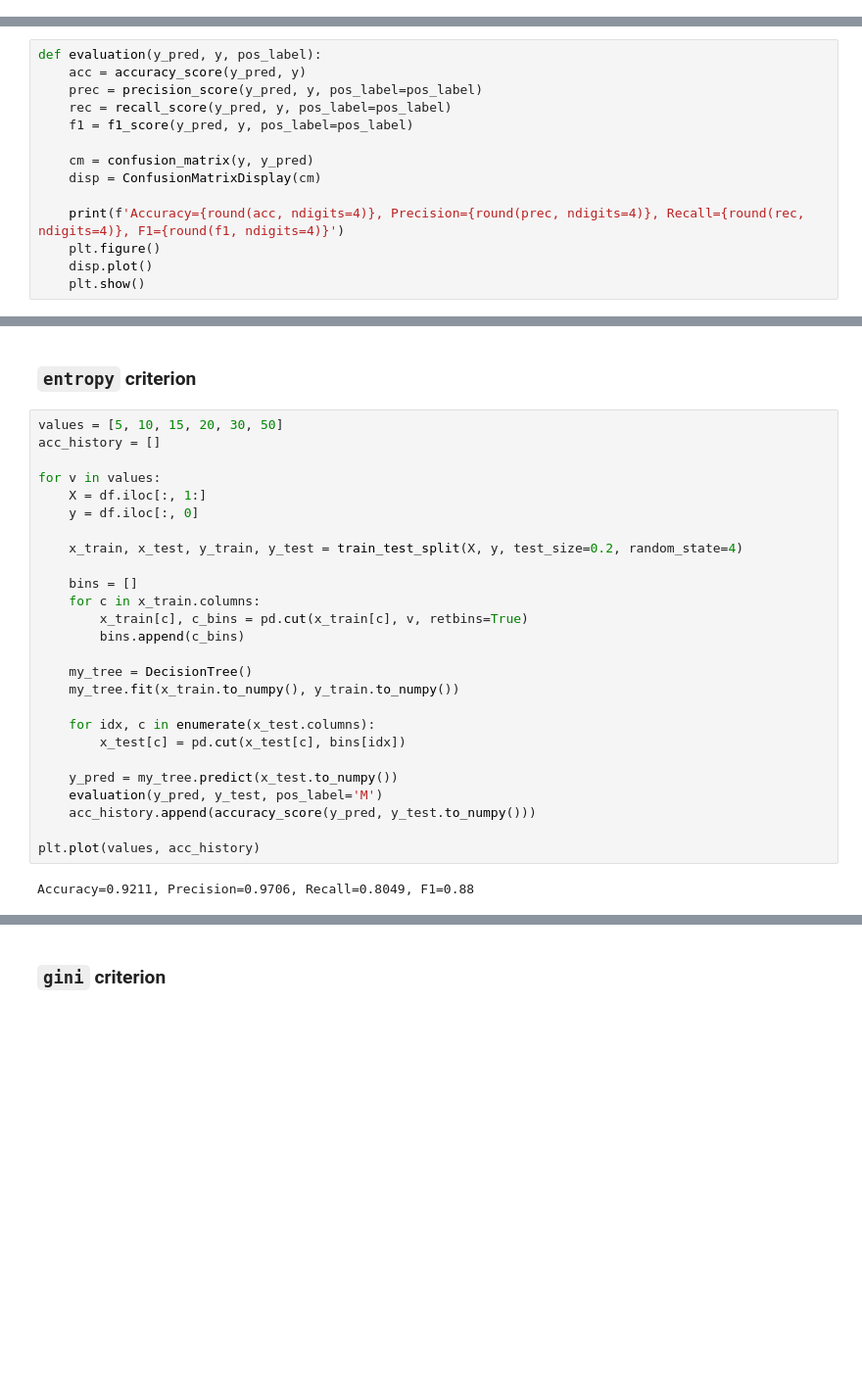
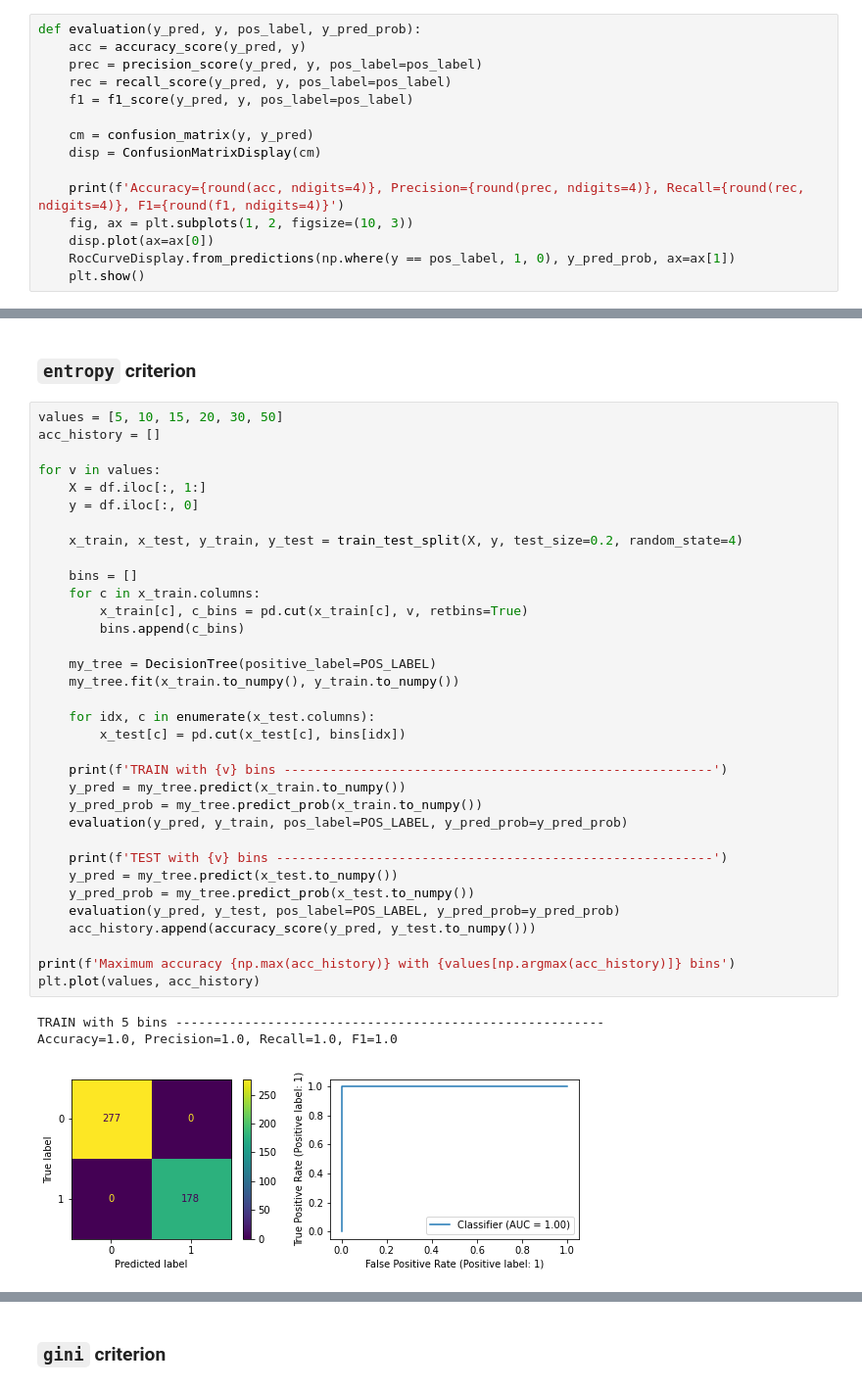
Before and after one commit to AlirezaSM/decision-tree, a Jupyter notebook: decision_tree.ipynb, the cells around one changed output, grey strips where cells are left out. Shown at 98% size. Saved outputs shown, nothing was run; the diff lists cells and outputs as text; blank space fills up the shorter version.

```diff
--- a/decision_tree.ipynb
+++ b/decision_tree.ipynb
@@ -165,3 +186,18 @@ class DecisionTree:
+# %%
+def evaluation(y_pred, y, pos_label, y_pred_prob):
+    acc = accuracy_score(y_pred, y)
+    prec = precision_score(y_pred, y, pos_label=pos_label)
+    rec = recall_score(y_pred, y, pos_label=pos_label)
+    f1 = f1_score(y_pred, y, pos_label=pos_label)
+
+    cm = confusion_matrix(y, y_pred)
+    disp = ConfusionMatrixDisplay(cm)
+
+    print(f'Accuracy={round(acc, ndigits=4)}, Precision={round(prec, ndigits=4)}, Recall={round(rec, ndigits=4)}, F1={round(f1, ndigits=4)}')
+    fig, ax = plt.subplots(1, 2, figsize=(10, 3))
+    disp.plot(ax=ax[0])
+    RocCurveDisplay.from_predictions(np.where(y == pos_label, 1, 0), y_pred_prob, ax=ax[1])
+    plt.show()
 # %% [markdown]
 # Test Bed
 # %%
@@ -203,20 +254,6 @@ tree = DecisionTree(criterion='gini')
 tree.fit(df.to_numpy()[:, :-1], df.to_numpy()[:, -1])
 # %%
 tree.plot_tree(list(df.columns))
-# %%
-def evaluation(y_pred, y, pos_label):
-    acc = accuracy_score(y_pred, y)
-    prec = precision_score(y_pred, y, pos_label=pos_label)
-    rec = recall_score(y_pred, y, pos_label=pos_label)
-    f1 = f1_score(y_pred, y, pos_label=pos_label)
-
-    cm = confusion_matrix(y, y_pred)
-    disp = ConfusionMatrixDisplay(cm)
-
-    print(f'Accuracy={round(acc, ndigits=4)}, Precision={round(prec, ndigits=4)}, Recall={round(rec, ndigits=4)}, F1={round(f1, ndigits=4)}')
-    plt.figure()
-    disp.plot()
-    plt.show()
 # %% [markdown]
 # Cancer dataset
 # %%
@@ -243,28 +281,38 @@ df
 # %%
 values = [5, 10, 15, 20, 30, 50]
 acc_history = []
 
 for v in values:
     X = df.iloc[:, 1:]
     y = df.iloc[:, 0]
 
     x_train, x_test, y_train, y_test = train_test_split(X, y, test_size=0.2, random_state=4)
 
     bins = []
     for c in x_train.columns:
         x_train[c], c_bins = pd.cut(x_train[c], v, retbins=True)
         bins.append(c_bins)
 
-    my_tree = DecisionTree()
+    my_tree = DecisionTree(positive_label=POS_LABEL)
     my_tree.fit(x_train.to_numpy(), y_train.to_numpy())
 
     for idx, c in enumerate(x_test.columns):
         x_test[c] = pd.cut(x_test[c], bins[idx])
 
+    print(f'TRAIN with {v} bins --------------------------------------------------------')
+    y_pred = my_tree.predict(x_train.to_numpy())
+    y_pred_prob = my_tree.predict_prob(x_train.to_numpy())
+    evaluation(y_pred, y_train, pos_label=POS_LABEL, y_pred_prob=y_pred_prob)
+
+    print(f'TEST with {v} bins ---------------------------------------------------------')
     y_pred = my_tree.predict(x_test.to_numpy())
-    evaluation(y_pred, y_test, pos_label='M')
+    y_pred_prob = my_tree.predict_prob(x_test.to_numpy())
+    evaluation(y_pred, y_test, pos_label=POS_LABEL, y_pred_prob=y_pred_prob)
     acc_history.append(accuracy_score(y_pred, y_test.to_numpy()))
 
+print(f'Maximum accuracy {np.max(acc_history)} with {values[np.argmax(acc_history)]} bins')
 plt.plot(values, acc_history)
 # %% [output]
-Accuracy=0.9211, Precision=0.9706, Recall=0.8049, F1=0.88
+TRAIN with 5 bins --------------------------------------------------------
+Accuracy=1.0, Precision=1.0, Recall=1.0, F1=1.0
+[figure, new version]
```
Also changed, not shown: parts of 22 cells of this notebook.
